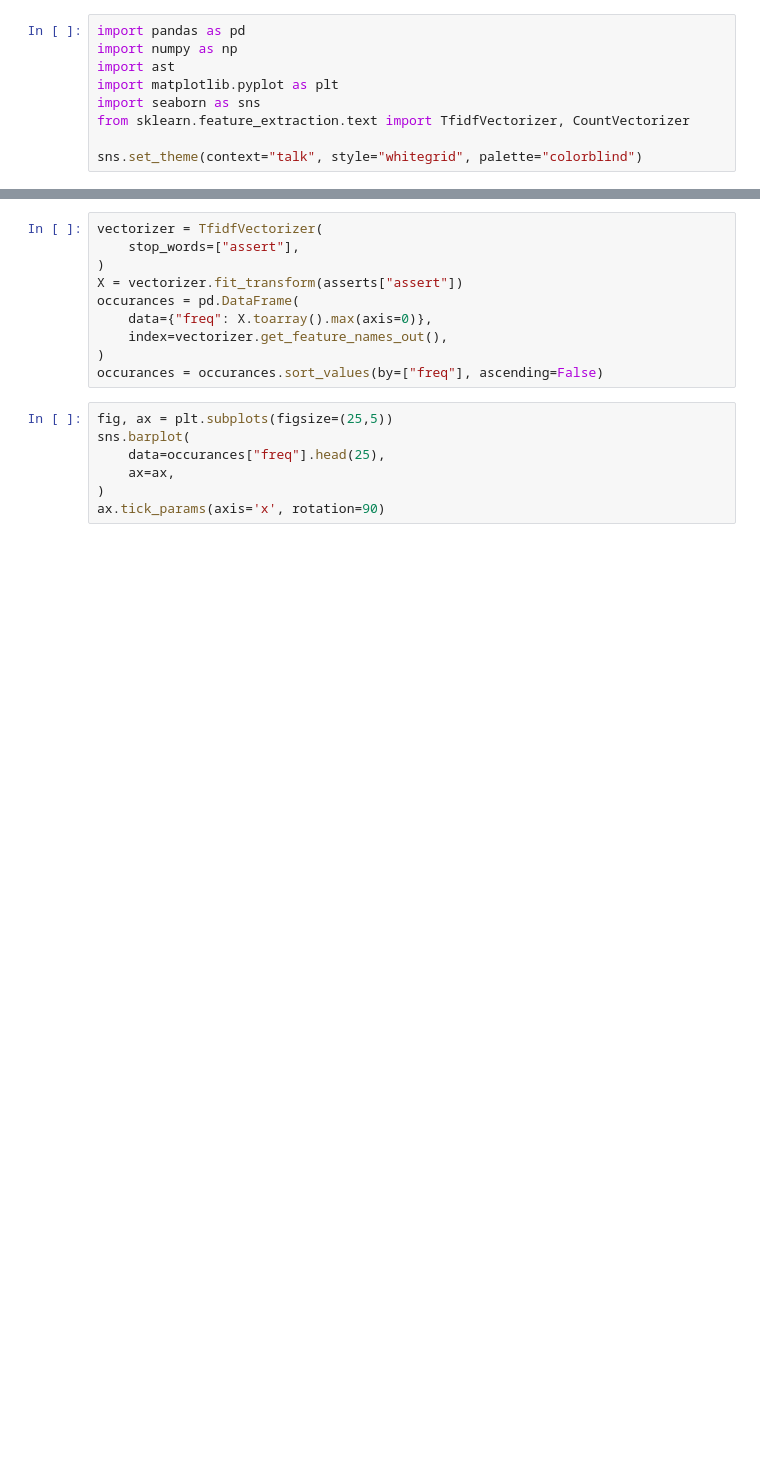
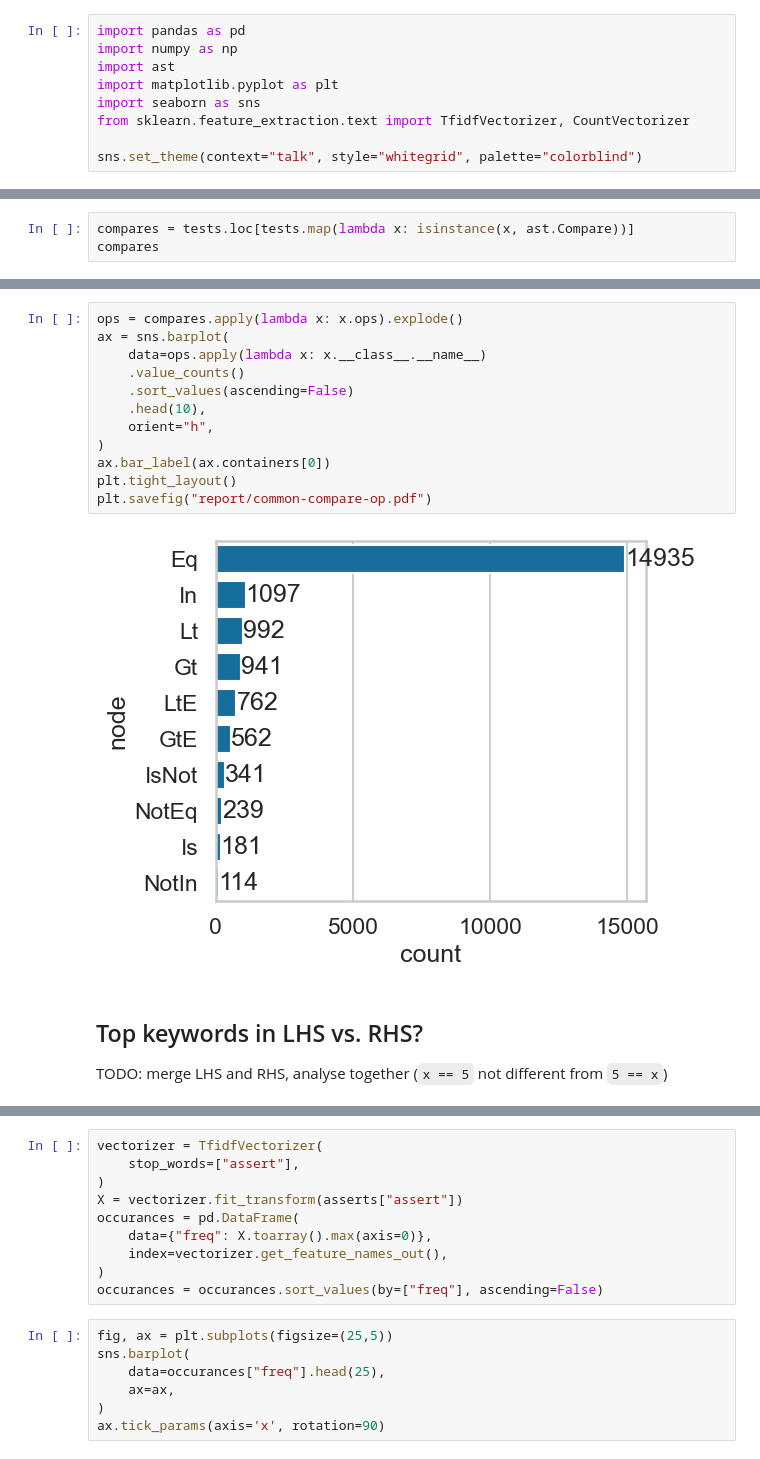
Before and after one commit to arumoy-shome/shome2023notebook, a Jupyter notebook: docs/analysis.ipynb, the cells around one changed output, grey strips where cells are left out. Cells and saved outputs as stored; diff of their text form; blank space fills up the shorter version.

```diff
--- a/docs/analysis.ipynb
+++ b/docs/analysis.ipynb
@@ -150,0 +149,3 @@ ax.tick_params(axis='x', rotation=90)
+# %%
+compares = tests.loc[tests.map(lambda x: isinstance(x, ast.Compare))]
+compares
@@ -150,0 +183,18 @@ ax.tick_params(axis='x', rotation=90)
+# %%
+ops = compares.apply(lambda x: x.ops).explode()
+ax = sns.barplot(
+    data=ops.apply(lambda x: x.__class__.__name__)
+    .value_counts()
+    .sort_values(ascending=False)
+    .head(10),
+    orient="h",
+)
+ax.bar_label(ax.containers[0])
+plt.tight_layout()
+plt.savefig("report/common-compare-op.pdf")
+# %% [output]
+[figure, added]
+# %% [markdown]
+## Top keywords in LHS vs. RHS?
+
+TODO: merge LHS and RHS, analyse together (`x == 5` not different from `5 == x`)
```
Also changed, not shown: parts of 94 cells of this notebook, 17 other files.
